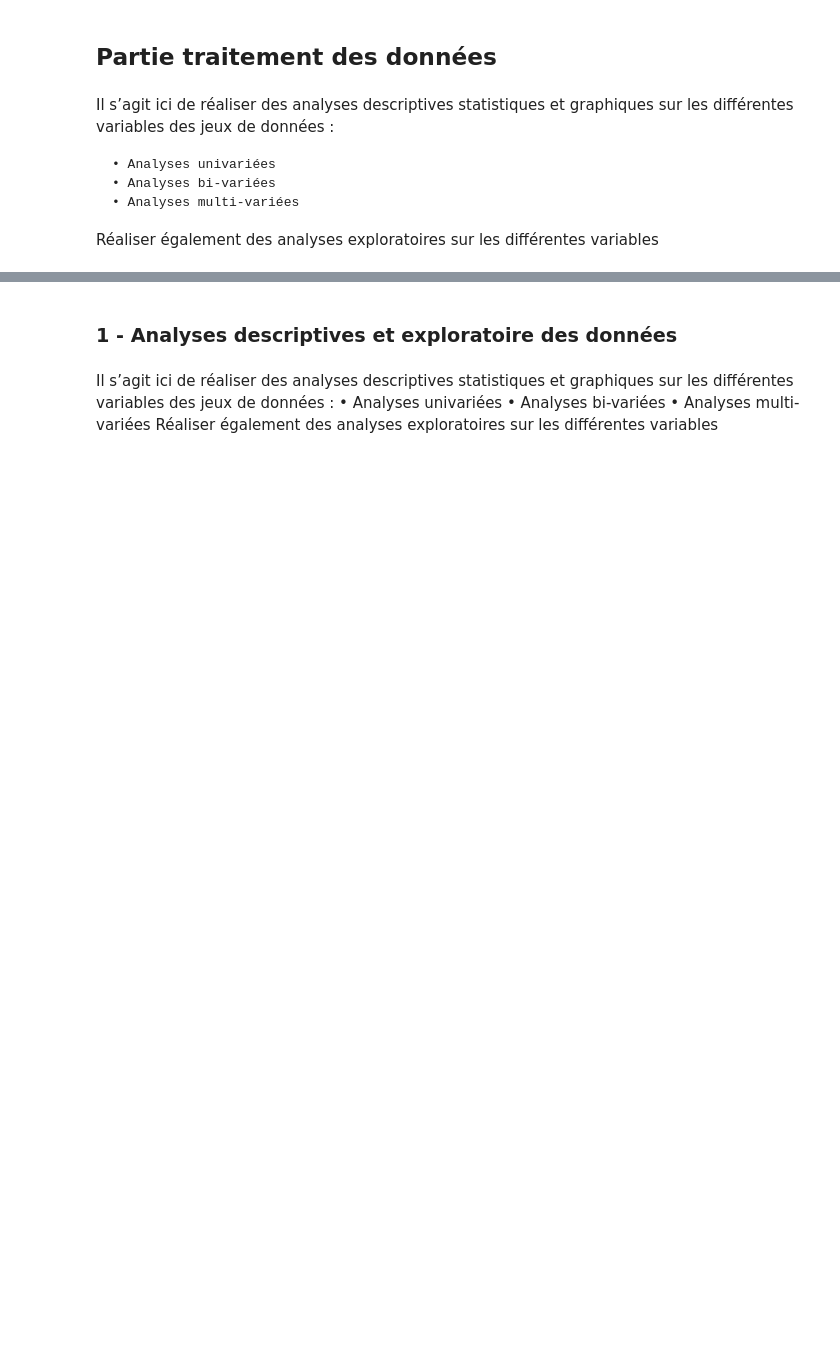
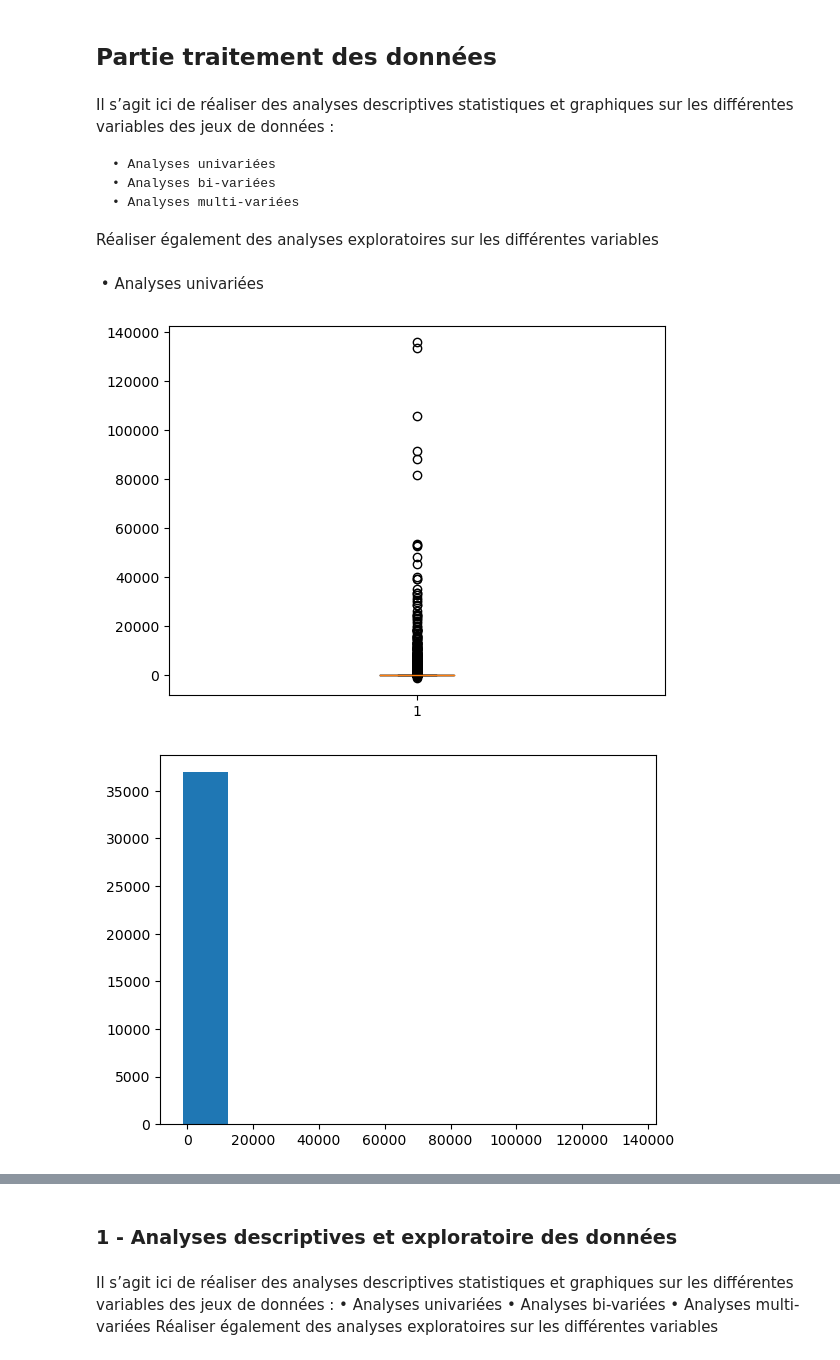
Before and after one commit to data-IA-2023/Groupe-3, a Jupyter notebook: briefs181223 - Mohammed.ipynb, the cells around one changed output, grey strips where cells are left out. Saved outputs shown, nothing was run; the diff lists cells and outputs as text; code cells hidden in the pictures; blank space fills up the shorter version.

```diff
--- a/briefs181223 - Mohammed.ipynb
+++ b/briefs181223 - Mohammed.ipynb
@@ -193,3 +182,36 @@ FAO2020CPA_Symbole
+# %%
+
+#Supprimer les lignes ou il y n'a pas de valeurs
+
+nan_number=3
+FAOSTAT_2013_animal.dropna(thresh=nan_number, inplace=True)
+FAOSTAT_2013_cereal.dropna(thresh=nan_number, inplace=True)
+FAOSTAT_2013_population.dropna(thresh=nan_number, inplace=True)
+FAOSTAT_2013_sous_alimentation.dropna(thresh=nan_number, inplace=True)
+FAOSTAT_2013_vegetal.dropna(thresh=nan_number, inplace=True)
+# %%
+#supprimer les lignes doublantes
+
+FAOSTAT_2013_animal.drop_duplicates(inplace=True)
+FAOSTAT_2013_cereal.drop_duplicates(inplace=True)
+FAOSTAT_2013_population.drop_duplicates(inplace=True)
+FAOSTAT_2013_sous_alimentation.drop_duplicates(inplace=True)
+FAOSTAT_2013_vegetal.drop_duplicates(inplace=True)
+# %%
+#Supprimer les agrégats
+
+FAOSTAT_2013_animal.drop(FAOSTAT_2013_animal[FAOSTAT_2013_animal['Symbole']=='A'].index, inplace=True)
+FAOSTAT_2013_cereal.drop(FAOSTAT_2013_cereal[FAOSTAT_2013_cereal['Symbole']=='A'].index, inplace=True)
+FAOSTAT_2013_population.drop(FAOSTAT_2013_population[FAOSTAT_2013_population['Flag']=='A'].index, inplace=True)
+FAOSTAT_2013_sous_alimentation.drop(FAOSTAT_2013_sous_alimentation[FAOSTAT_2013_sous_alimentation['Zone']=='Chine'].index, inplace=True)
+FAOSTAT_2013_vegetal.drop(FAOSTAT_2013_vegetal[FAOSTAT_2013_vegetal['Symbole']=='A'].index, inplace=True)
+
+
+# Cleaning sous_alimentation
+FAOSTAT_2013_sous_alimentation = FAOSTAT_2013_sous_alimentation.query("Symbole != 'NV'")
+df=FAOSTAT_2013_sous_alimentation
+mask = df['Symbole'].str.contains('<')
+df.loc[mask, 'Valeur'] = df.loc[mask, 'Symbole'].str.replace('<', '').astype(float)
 # %% [markdown]
 ## Partie traitement des données
 # %% [markdown]
@@ -200,3 +222,13 @@ Il s’agit ici de réaliser des analyses descriptives statistiques et graphique
     • Analyses multi-variées
 
 Réaliser également des analyses exploratoires sur les différentes variables
+# %% [markdown]
+ • Analyses univariées
+# %%
+plt.boxplot(FAOSTAT_2013_animal['Valeur'])
+plt.show()
+plt.hist(FAOSTAT_2013_animal['Valeur'])
+plt.show()
+# %% [output]
+[figure, added]
+[figure, added]
```
Also changed, not shown: parts of 45 cells of this notebook, 5 other files.
